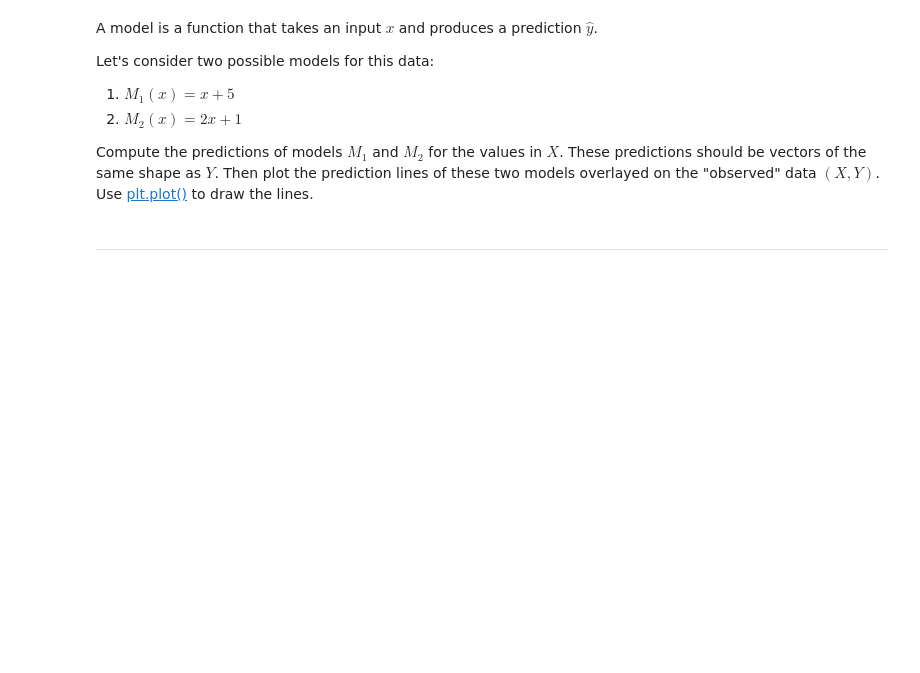
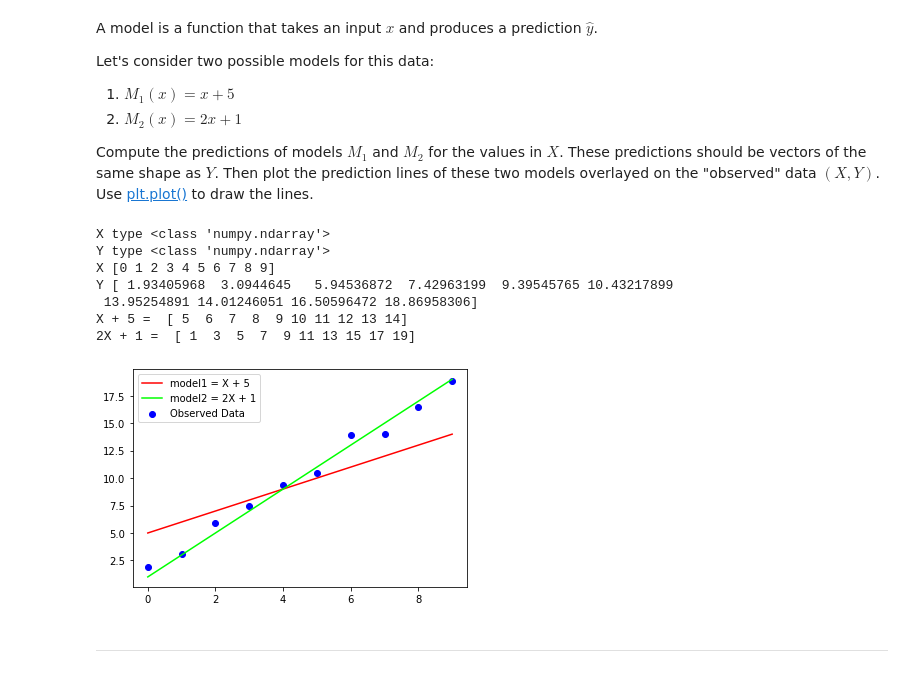
Before and after one commit to vhr1975/datasciw207, a Jupyter notebook: Homework/01 Introduction.ipynb, the cells around one changed output. Drawn from its saved outputs; the diff is of its cells as text; code cells hidden in the pictures; blank space fills up the shorter version.

```diff
--- a/Homework/01 Introduction.ipynb
+++ b/Homework/01 Introduction.ipynb
@@ -116,3 +122,43 @@ Compute the predictions of models $M_1$ and $M_2$ for the values in $X$. These p
+# %%
+# YOUR CODE HERE
+# print X and Y
+print("X type", type(X))
+print("Y type", type(Y))
+print("X", X)
+print("Y", Y)
+
+# create the model
+# use numpy built in libs of add, multiply
+
+# model1 = X + 5
+model1 = np.add(X, 5)
+# model2 = (2*X) + 1
+model2 = np.add(np.multiply(2,X), 1)
+
+print("X + 5 = ", model1)
+print("2X + 1 = ", model2)
+
+# plot the data
+# fig = plt.figure()
+# ax = plt.axes()
+# plot the observed data points
+plt.scatter(X, Y, color = "blue", label ="Observed Data")
+# plot the model1 vs observed data points
+plt.plot(X, model1, color = "red", label = "model1 = X + 5")
+# plot the model2 vs observed data points
+plt.plot(X, model2, color = "lime", label = "model2 = 2X + 1")
+# plot legend
+plt.legend(loc="upper left")
+plt.show()
+# %% [output]
+X type <class 'numpy.ndarray'>
+Y type <class 'numpy.ndarray'>
+X [0 1 2 3 4 5 6 7 8 9]
+Y [ 1.93405968  3.0944645   5.94536872  7.42963199  9.39545765 10.43217899
+ 13.95254891 14.01246051 16.50596472 18.86958306]
+X + 5 =  [ 5  6  7  8  9 10 11 12 13 14]
+2X + 1 =  [ 1  3  5  7  9 11 13 15 17 19]
+[figure, added]
 # %% [markdown]
 ---
 # %% [markdown]
```
Also changed, not shown: parts of 4 cells of this notebook.
